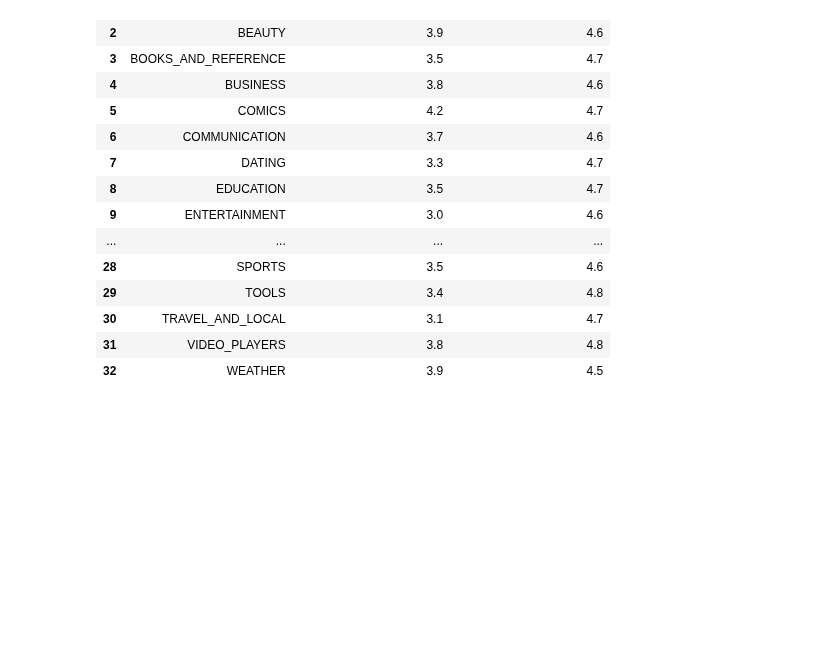
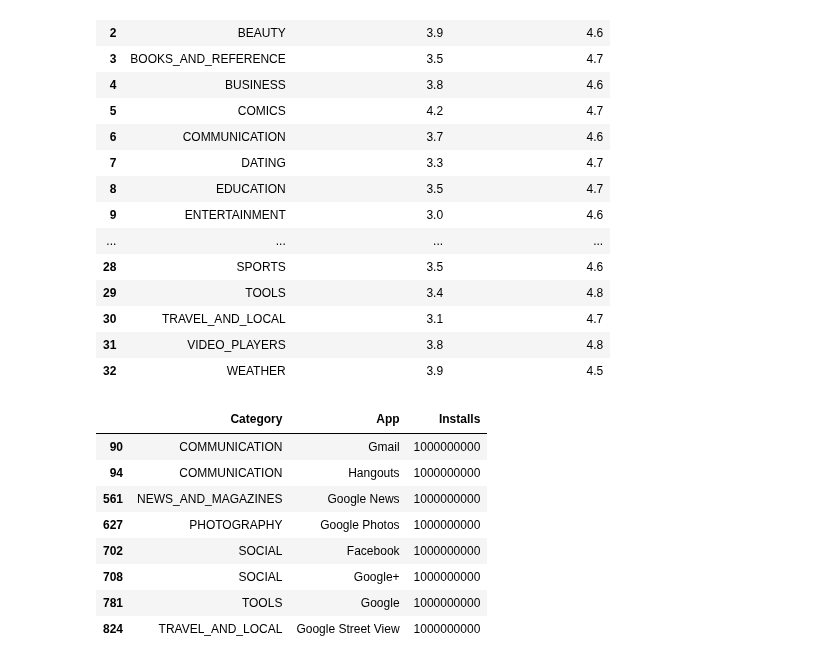
Before and after one commit to Preetirai-tech/Play-Store-App-Review-Analysis, a Jupyter notebook: Play_Store_App_Review_Analysis_Capstone_Project.ipynb, the cells around one changed output. Cells and saved outputs as stored; diff of their text form; code cells hidden in the pictures; blank space fills up the shorter version.

```diff
--- a/Play_Store_App_Review_Analysis_Capstone_Project.ipynb
+++ b/Play_Store_App_Review_Analysis_Capstone_Project.ipynb
@@ -210,3 +210,17 @@ combined_df.groupby('Category').agg(min_rating_per_category = ('Rating','min'),m
 | 30 | TRAVEL_AND_LOCAL | 3.1 | 4.7 |
 | 31 | VIDEO_PLAYERS | 3.8 | 4.8 |
 | 32 | WEATHER | 3.9 | 4.5 |
+# %%
+# Maximum apps installed in each category
+max_apps_installed = combined_df.groupby(['Category','App'])['Installs'].max().reset_index()
+max_apps_installed[max_apps_installed['Installs'] == max_apps_installed['Installs'].max()]
+# %% [output]
+|  | Category | App | Installs |
+| 90 | COMMUNICATION | Gmail | 1000000000 |
+| 94 | COMMUNICATION | Hangouts | 1000000000 |
+| 561 | NEWS_AND_MAGAZINES | Google News | 1000000000 |
+| 627 | PHOTOGRAPHY | Google Photos | 1000000000 |
+| 702 | SOCIAL | Facebook | 1000000000 |
+| 708 | SOCIAL | Google+ | 1000000000 |
+| 781 | TOOLS | Google | 1000000000 |
+| 824 | TRAVEL_AND_LOCAL | Google Street View | 1000000000 |
```
